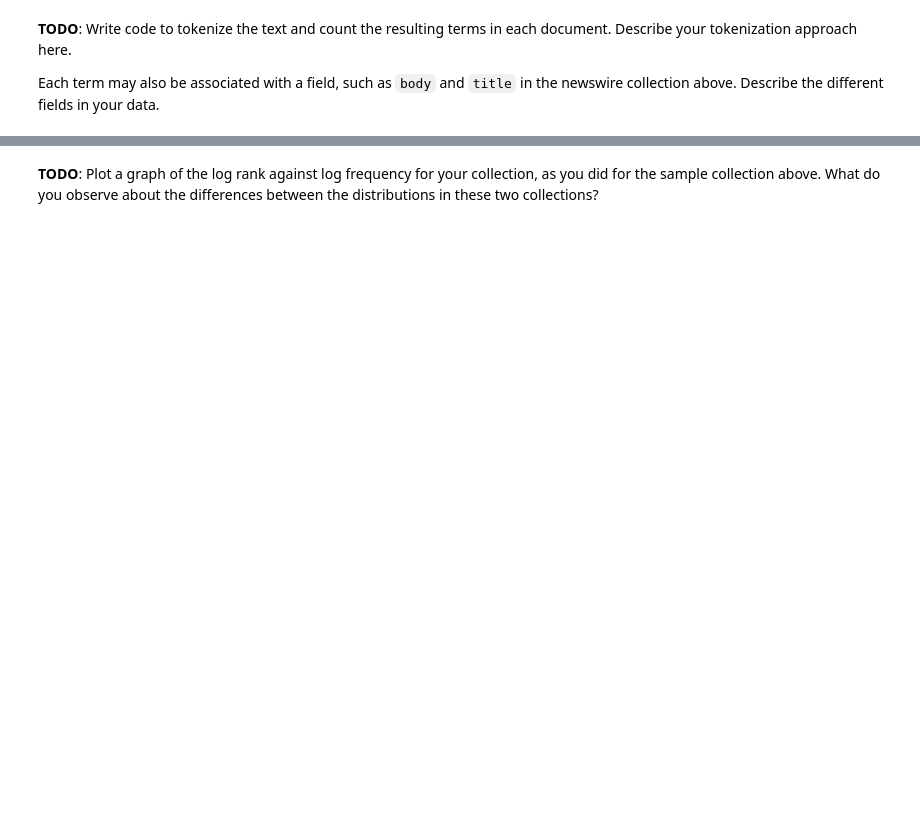
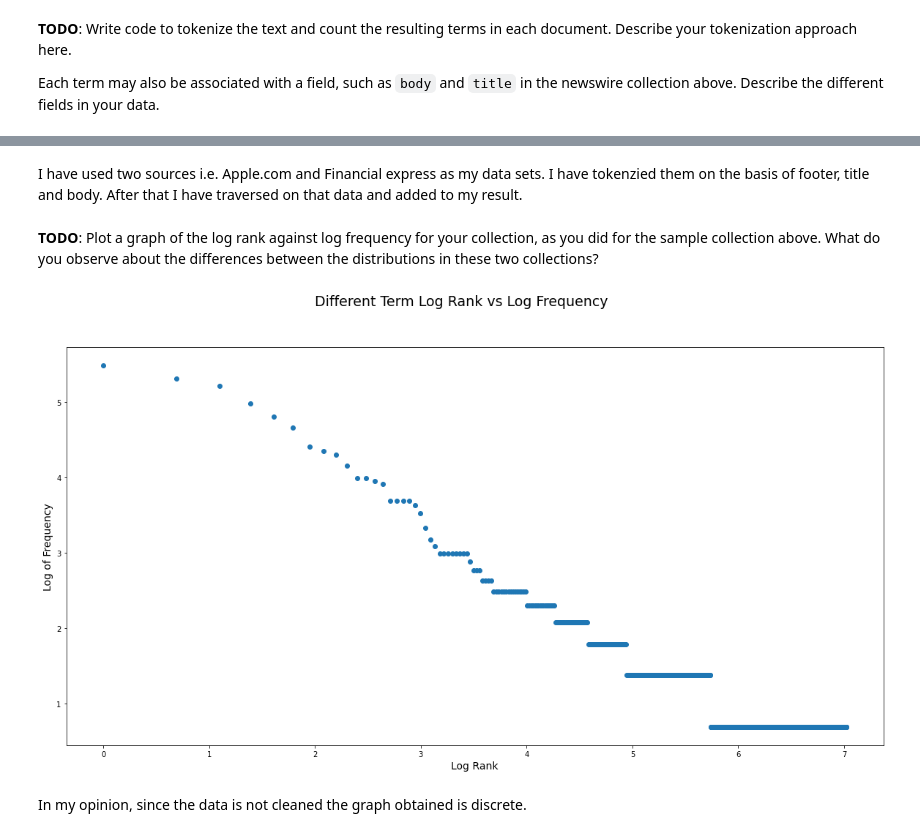
Before and after one commit to gurpreetkaurbatra/Assignment1, a Jupyter notebook: term_statistics.ipynb, the cells around one changed output, grey strips where cells are left out. Drawn from its saved outputs; the diff is of its cells as text; code cells hidden in the pictures; blank space fills up the shorter version.

```diff
--- a/term_statistics.ipynb
+++ b/term_statistics.ipynb
@@ -101,6 +193,8 @@ Later in the course, we will show a probabilistic derivation of this quantity ba
 # %%
 # TODO: Compute the tf-idf value for each term in each document.
 # Take the raw term data and add a tfidf field to each record.
-tfidf_terms = None
+tfidf_terms = []
+for t in terms:
+  t['tfidf_val'] = math.log(t['count']+1) * math.log(N / df[t['term']])
 # %%
 # TODO: Print the 20 records with the highest tf-idf values.
@@ -136,0 +275,16 @@ The final project for this course will involve designing an information retrieva
+# %%
+# TODO: Data acquisition code here.
+result = []
+#Source 1 is from Apple.com
+source = urllib.request.urlopen("https://www.apple.com/newsroom/2021/09/apple-introduces-iphone-13-and-iphone-13-mini/").read()
+soup = bs.BeautifulSoup(source,'lxml')
+title1 = soup.title
+footer1 = soup.footer.find_all('a')
+body1 = soup.body.find_all('p')
+
+#Source 2 is from financialexpress.com
+source_2 = urllib.request.urlopen("https://www.financialexpress.com/industry/technology/apple-watch-series-7-coming-to-india-in-first-wave-pre-orders-start-october-8/2343711/").read()
+soup2 = bs.BeautifulSoup(source_2,'lxml')
+title2 = soup2.title
+footer2 = soup2.footer.find_all('a')
+body2 = soup2.body.find_all('p')
@@ -143,2 +407,33 @@ Each term may also be associated with a field, such as `body` and `title` in the
+# %% [markdown]
+I have used two sources i.e. Apple.com and Financial express as my data sets. I have tokenzied them on the basis of footer, title and body. After that I have traversed on that data and added to my result.
 # %% [markdown]
 **TODO**: Plot a graph of the log rank against log frequency for your collection, as you did for the sample collection above. What do you observe about the differences between the distributions in these two collections?
+# %%
+frequency_dict = {}
+
+for t in new_terms:
+  if t['term'] not in frequency_dict:
+    frequency_dict[t['term']] = t['count']
+  else:
+    frequency_dict[t['term']] = frequency_dict[t['term']]+t['count']
+
+
+frequency_for_diff_term = []
+for key, value in frequency_dict.items():
+  frequency_for_diff_term.append((key, value))
+frequency_for_diff_term.sort(key = lambda x: x[1], reverse=True)
+
+x_axis = [np.log(i) for i in range(1, len(frequency_for_diff_term)+1)]
+y_axis = [np.log(x[1]) for x in frequency_for_diff_term]
+
+fig = plt.figure()
+plt.scatter(x_axis, y_axis)
+fig.suptitle('Different Term Log Rank vs Log Frequency', fontsize=19)
+plt.xlabel('Log Rank', fontsize=14)
+plt.ylabel('Log of Frequency', fontsize=14)
+fig.set_size_inches(20, 10)
+fig.show()
+# %% [output]
+[figure, added]
+# %% [markdown]
+In my opinion, since the data is not cleaned the graph obtained is discrete.
```
Also changed, not shown: parts of 28 cells of this notebook.
